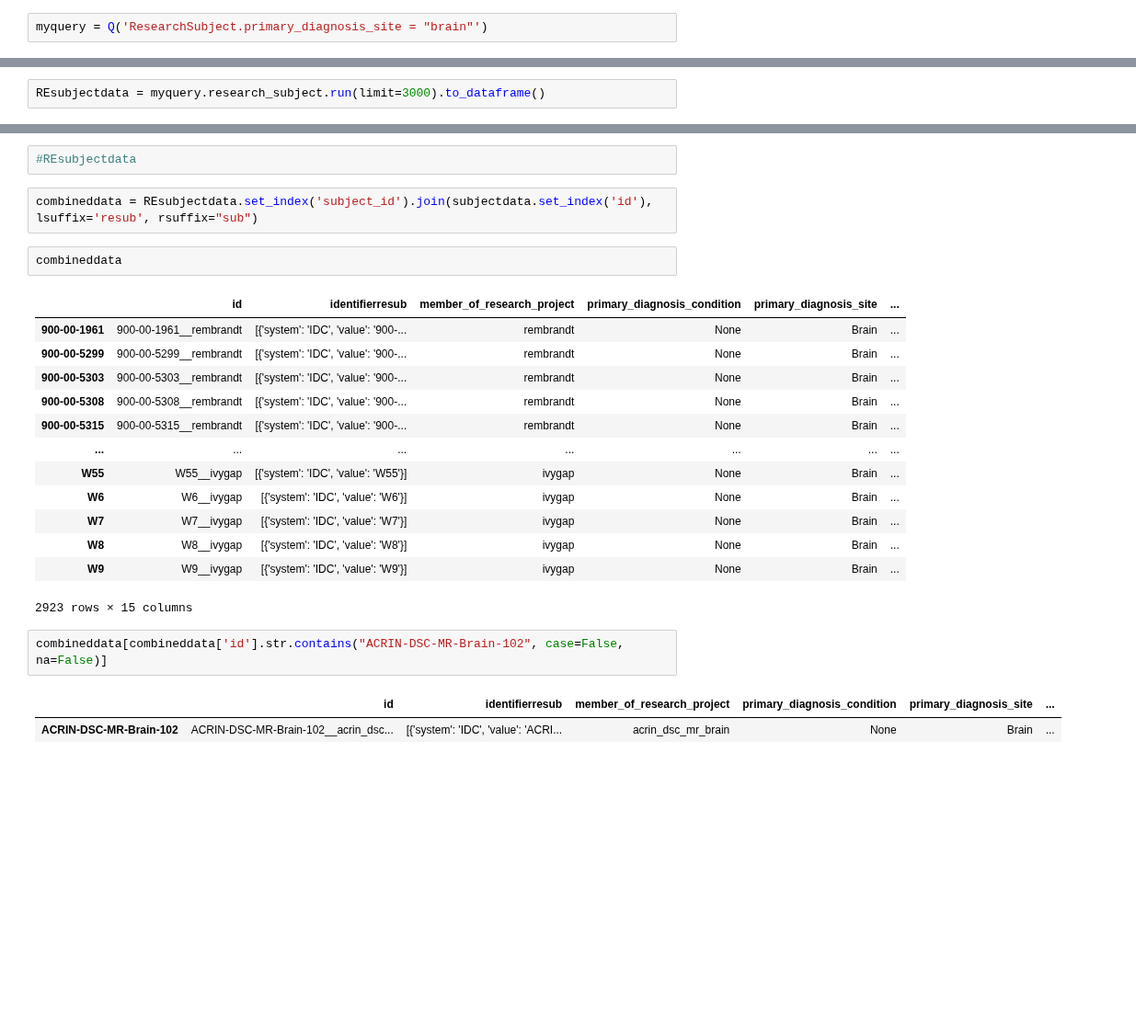
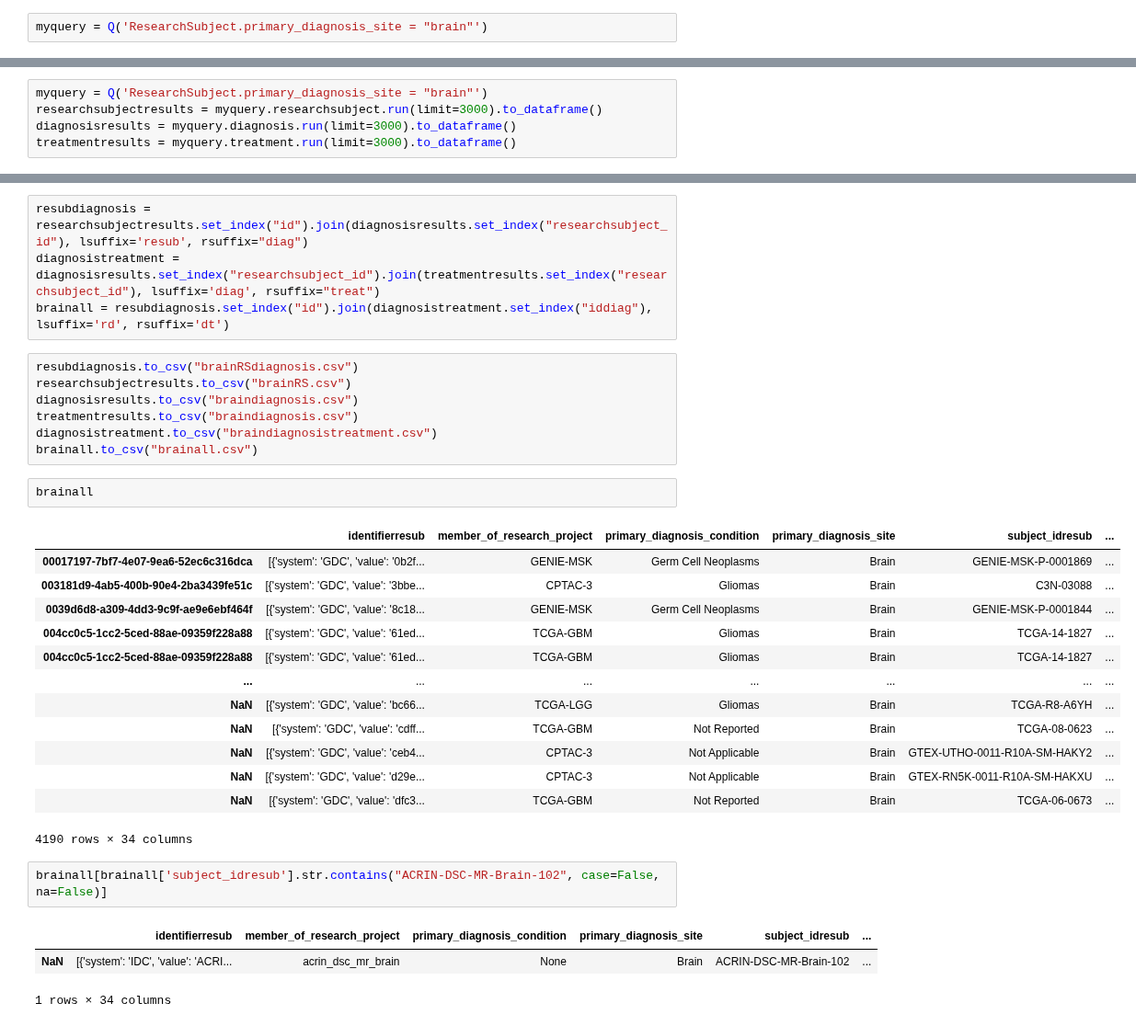
Before and after one commit to CancerDataAggregator/CDA-HelpDesk, a Jupyter notebook: docs/Documentation/ExampleNotebooks/AdvancedSearch-Merging.ipynb, the cells around one changed output, grey strips where cells are left out. Shown at 92% size. Cells and saved outputs as stored; diff of their text form; blank space fills up the shorter version.

```diff
--- a/docs/Documentation/ExampleNotebooks/AdvancedSearch-Merging.ipynb
+++ b/docs/Documentation/ExampleNotebooks/AdvancedSearch-Merging.ipynb
@@ -20,4 +13,7 @@ Total execution time: 5108 ms
 # %%
-REsubjectdata = myquery.research_subject.run(limit=3000).to_dataframe()
+myquery = Q('ResearchSubject.primary_diagnosis_site = "brain"')
+researchsubjectresults = myquery.researchsubject.run(limit=3000).to_dataframe()
+diagnosisresults = myquery.diagnosis.run(limit=3000).to_dataframe()
+treatmentresults = myquery.treatment.run(limit=3000).to_dataframe()
 # %% [output]
 Getting results from database
@@ -25,27 +25,35 @@ Total execution time: 4307 ms
 # %%
-#REsubjectdata
+resubdiagnosis = researchsubjectresults.set_index("id").join(diagnosisresults.set_index("researchsubject_id"), lsuffix='resub', rsuffix="diag")
+diagnosistreatment = diagnosisresults.set_index("researchsubject_id").join(treatmentresults.set_index("researchsubject_id"), lsuffix='diag', rsuffix="treat")
+brainall = resubdiagnosis.set_index("id").join(diagnosistreatment.set_index("iddiag"), lsuffix='rd', rsuffix='dt')
 # %%
-combineddata = REsubjectdata.set_index('subject_id').join(subjectdata.set_index('id'), lsuffix='resub', rsuffix="sub")
+resubdiagnosis.to_csv("brainRSdiagnosis.csv")
+researchsubjectresults.to_csv("brainRS.csv")
+diagnosisresults.to_csv("braindiagnosis.csv")
+treatmentresults.to_csv("braindiagnosis.csv")
+diagnosistreatment.to_csv("braindiagnosistreatment.csv")
+brainall.to_csv("brainall.csv")
 # %%
-combineddata
+brainall
 # %% [output]
-|  | id | identifierresub | member_of_research_project | primary_diagnosis_condition | primary_diagnosis_site | ... |
-| 900-00-1961 | 900-00-1961__rembrandt | [{'system': 'IDC', 'value': '900-... | rembrandt | None | Brain | ... |
-| 900-00-5299 | 900-00-5299__rembrandt | [{'system': 'IDC', 'value': '900-... | rembrandt | None | Brain | ... |
-| 900-00-5303 | 900-00-5303__rembrandt | [{'system': 'IDC', 'value': '900-... | rembrandt | None | Brain | ... |
-| 900-00-5308 | 900-00-5308__rembrandt | [{'system': 'IDC', 'value': '900-... | rembrandt | None | Brain | ... |
-| 900-00-5315 | 900-00-5315__rembrandt | [{'system': 'IDC', 'value': '900-... | rembrandt | None | Brain | ... |
+|  | identifierresub | member_of_research_project | primary_diagnosis_condition | primary_diagnosis_site | subject_idresub | ... |
+| 00017197-7bf7-4e07-9ea6-52ec6c316dca | [{'system': 'GDC', 'value': '0b2f... | GENIE-MSK | Germ Cell Neoplasms | Brain | GENIE-MSK-P-0001869 | ... |
+| 003181d9-4ab5-400b-90e4-2ba3439fe51c | [{'system': 'GDC', 'value': '3bbe... | CPTAC-3 | Gliomas | Brain | C3N-03088 | ... |
+| 0039d6d8-a309-4dd3-9c9f-ae9e6ebf464f | [{'system': 'GDC', 'value': '8c18... | GENIE-MSK | Germ Cell Neoplasms | Brain | GENIE-MSK-P-0001844 | ... |
+| 004cc0c5-1cc2-5ced-88ae-09359f228a88 | [{'system': 'GDC', 'value': '61ed... | TCGA-GBM | Gliomas | Brain | TCGA-14-1827 | ... |
+| 004cc0c5-1cc2-5ced-88ae-09359f228a88 | [{'system': 'GDC', 'value': '61ed... | TCGA-GBM | Gliomas | Brain | TCGA-14-1827 | ... |
 | ... | ... | ... | ... | ... | ... | ... |
-| W55 | W55__ivygap | [{'system': 'IDC', 'value': 'W55'}] | ivygap | None | Brain | ... |
-| W6 | W6__ivygap | [{'system': 'IDC', 'value': 'W6'}] | ivygap | None | Brain | ... |
-| W7 | W7__ivygap | [{'system': 'IDC', 'value': 'W7'}] | ivygap | None | Brain | ... |
-| W8 | W8__ivygap | [{'system': 'IDC', 'value': 'W8'}] | ivygap | None | Brain | ... |
-| W9 | W9__ivygap | [{'system': 'IDC', 'value': 'W9'}] | ivygap | None | Brain | ... |
+| NaN | [{'system': 'GDC', 'value': 'bc66... | TCGA-LGG | Gliomas | Brain | TCGA-R8-A6YH | ... |
+| NaN | [{'system': 'GDC', 'value': 'cdff... | TCGA-GBM | Not Reported | Brain | TCGA-08-0623 | ... |
+| NaN | [{'system': 'GDC', 'value': 'ceb4... | CPTAC-3 | Not Applicable | Brain | GTEX-UTHO-0011-R10A-SM-HAKY2 | ... |
+| NaN | [{'system': 'GDC', 'value': 'd29e... | CPTAC-3 | Not Applicable | Brain | GTEX-RN5K-0011-R10A-SM-HAKXU | ... |
+| NaN | [{'system': 'GDC', 'value': 'dfc3... | TCGA-GBM | Not Reported | Brain | TCGA-06-0673 | ... |
-2923 rows × 15 columns
+4190 rows × 34 columns
 # %%
-combineddata[combineddata['id'].str.contains("ACRIN-DSC-MR-Brain-102", case=False, na=False)]
+brainall[brainall['subject_idresub'].str.contains("ACRIN-DSC-MR-Brain-102", case=False, na=False)]
 # %% [output]
-|  | id | identifierresub | member_of_research_project | primary_diagnosis_condition | primary_diagnosis_site | ... |
-| ACRIN-DSC-MR-Brain-102 | ACRIN-DSC-MR-Brain-102__acrin_dsc... | [{'system': 'IDC', 'value': 'ACRI... | acrin_dsc_mr_brain | None | Brain | ... |
+|  | identifierresub | member_of_research_project | primary_diagnosis_condition | primary_diagnosis_site | subject_idresub | ... |
+| NaN | [{'system': 'IDC', 'value': 'ACRI... | acrin_dsc_mr_brain | None | Brain | ACRIN-DSC-MR-Brain-102 | ... |
+1 rows × 34 columns
 # %%
 columns().to_list()
```
Also changed, not shown: parts of 5 cells of this notebook, 2 other files.
